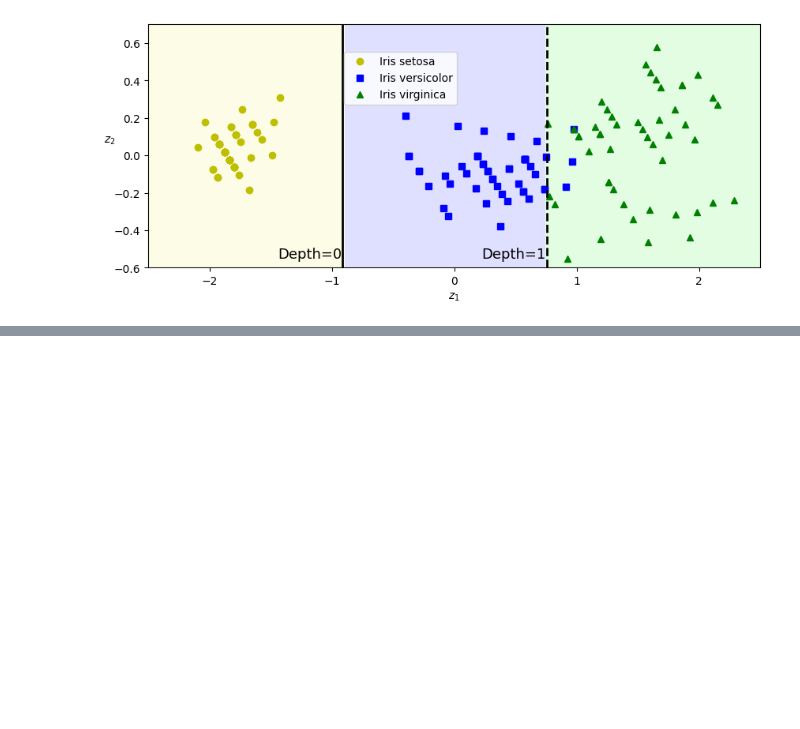
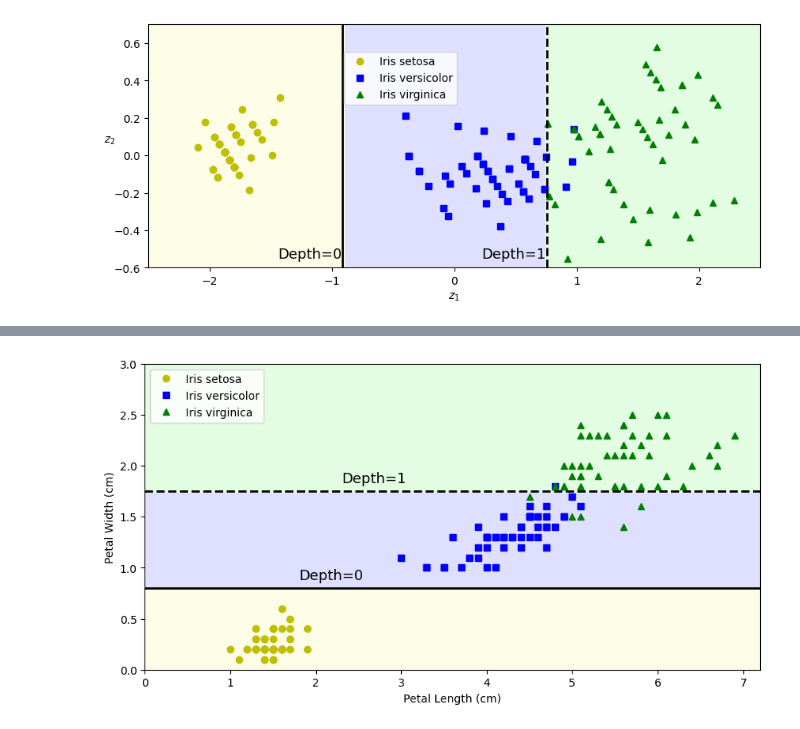
Before and after one commit to sunodmongia/DecisionTree, a Jupyter notebook: DecisionTree.ipynb, the cells around one changed output, grey strips where cells are left out. Drawn from its saved outputs; the diff is of its cells as text; code cells hidden in the pictures; blank space fills up the shorter version.

Commit message:
Constructing Classification Tree

```diff
--- a/DecisionTree.ipynb
+++ b/DecisionTree.ipynb
@@ -376,3 +387,6 @@ plt.legend(loc=(0.32, 0.67))
 plt.show()
 # %% [output]
 [figure]
+# %%
+tree_clf_tweaked = DecisionTreeClassifier(max_depth=2, random_state=40)
+tree_clf_tweaked.fit(X, y)
@@ -378,0 +407,36 @@ plt.show()
+# %%
+plt.figure(figsize=(10, 5))
+
+y_pred = tree_clf_tweaked.predict(X_iris_all).reshape(lengths.shape)
+plt.contourf(lengths, widths, y_pred, alpha=0.3, cmap=custom_cmap)
+
+for idx, (name, style) in enumerate(zip(iris.target_names, ("yo", "bs", "g^"))):
+    plt.plot(X[:, 0][y == idx], X[:, 1][y == idx], style, label=f"Iris {name}")
+
+th0, th1 = tree_clf_tweaked.tree_.threshold[[0, 2]]
+plt.plot([0, 7.2], [th0, th0], "k-", linewidth=2)
+plt.plot([0, 7.2], [th1, th1], "k--", linewidth=2)
+plt.text(
+    1.8,
+    th0 + 0.05,
+    "Depth=0",
+    verticalalignment="bottom",
+    fontsize=13,
+)
+
+plt.text(
+    2.3,
+    th1 + 0.05,
+    "Depth=1",
+    verticalalignment="bottom",
+    fontsize=13,
+)
+
+plt.xlabel("Petal Length (cm)")
+plt.ylabel("Petal Width (cm)")
+plt.axis([0,7.2, 0, 3])
+plt.legend()
+
+plt.show()
+# %% [output]
+[figure, added]
```
Also changed, not shown: parts of 4 cells of this notebook.
